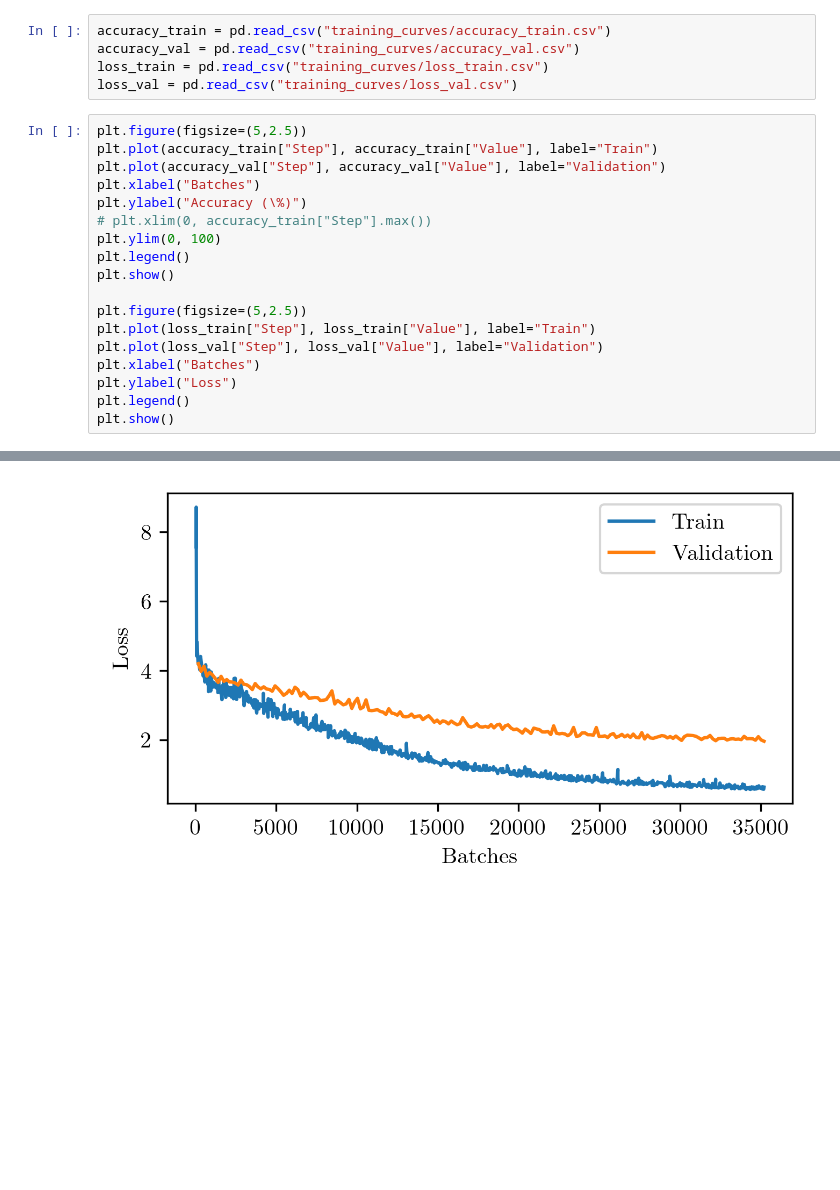
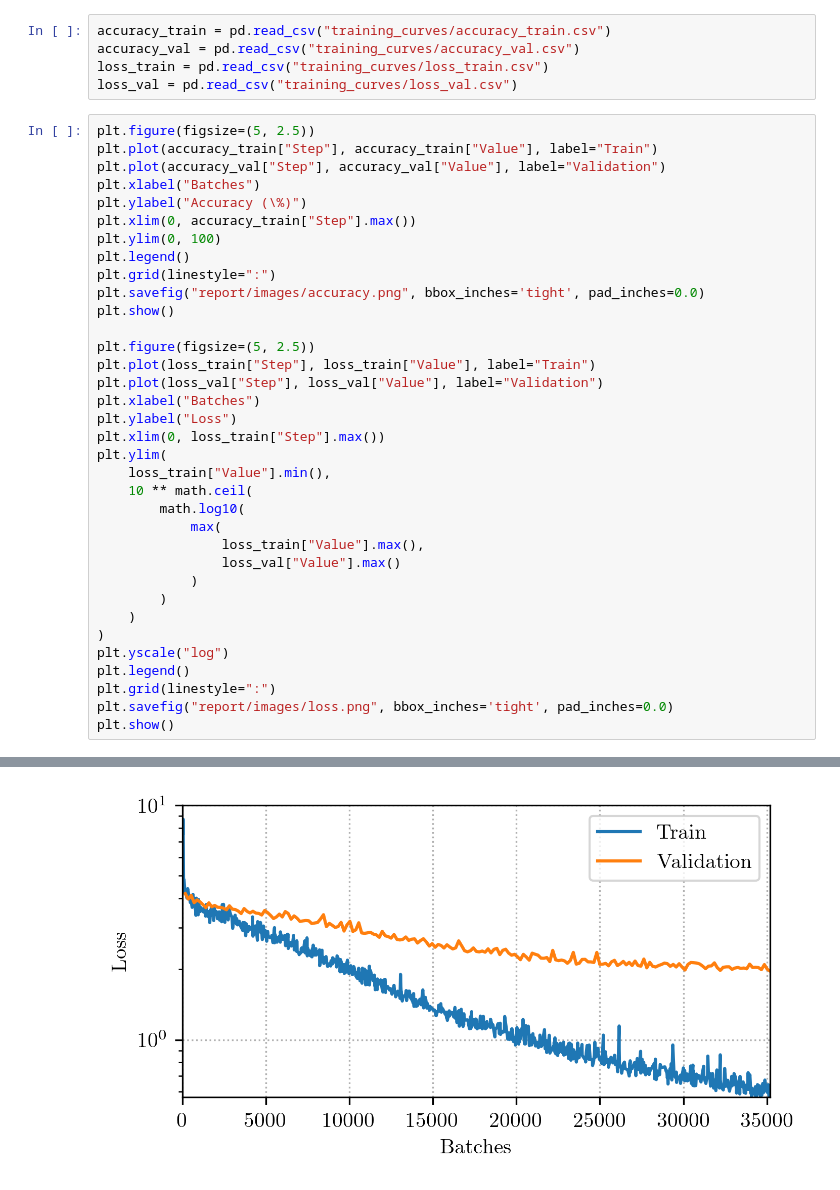
Before and after one commit to georgeherbert/music-genre-classification, a Jupyter notebook: training_curves.ipynb, the cells around one changed output, grey strips where cells are left out. Drawn from its saved outputs; the diff is of its cells as text; blank space fills up the shorter version.

Commit message:
Improvements to loss curves

```diff
--- a/training_curves.ipynb
+++ b/training_curves.ipynb
@@ -14,21 +16,38 @@ accuracy_val = pd.read_csv("training_curves/accuracy_val.csv")
 loss_train = pd.read_csv("training_curves/loss_train.csv")
 loss_val = pd.read_csv("training_curves/loss_val.csv")
 # %%
-plt.figure(figsize=(5,2.5))
+plt.figure(figsize=(5, 2.5))
 plt.plot(accuracy_train["Step"], accuracy_train["Value"], label="Train")
 plt.plot(accuracy_val["Step"], accuracy_val["Value"], label="Validation")
 plt.xlabel("Batches")
 plt.ylabel("Accuracy (\%)")
-# plt.xlim(0, accuracy_train["Step"].max())
+plt.xlim(0, accuracy_train["Step"].max())
 plt.ylim(0, 100)
 plt.legend()
+plt.grid(linestyle=":")
+plt.savefig("report/images/accuracy.png", bbox_inches='tight', pad_inches=0.0)
 plt.show()
 
-plt.figure(figsize=(5,2.5))
+plt.figure(figsize=(5, 2.5))
 plt.plot(loss_train["Step"], loss_train["Value"], label="Train")
 plt.plot(loss_val["Step"], loss_val["Value"], label="Validation")
 plt.xlabel("Batches")
 plt.ylabel("Loss")
+plt.xlim(0, loss_train["Step"].max())
+plt.ylim(
+    loss_train["Value"].min(),
+    10 ** math.ceil(
+        math.log10(
+            max(
+                loss_train["Value"].max(),
+                loss_val["Value"].max()
+            )
+        )
+    )
+)
+plt.yscale("log")
 plt.legend()
+plt.grid(linestyle=":")
+plt.savefig("report/images/loss.png", bbox_inches='tight', pad_inches=0.0)
 plt.show()
 # %% [output]
@@ -36 +55 @@ plt.show()
-[figure, old version]
+[figure, new version]
```
Also changed, not shown: parts of 2 cells of this notebook, 5 other files.
